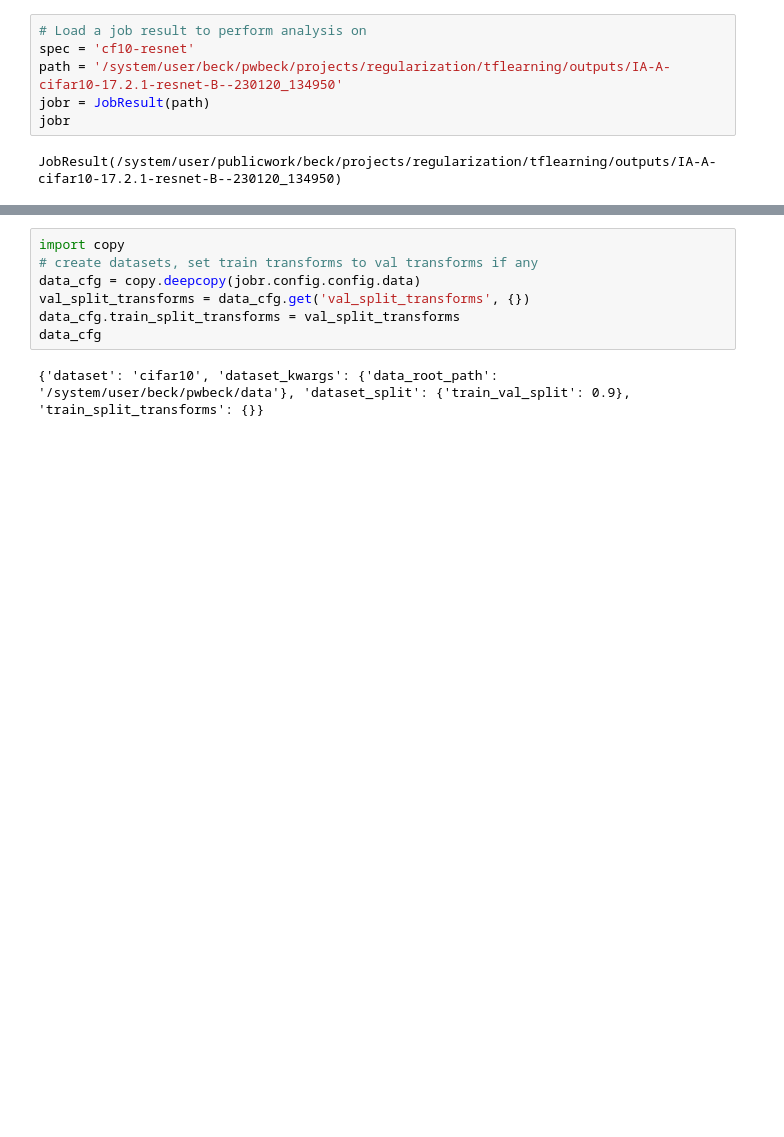
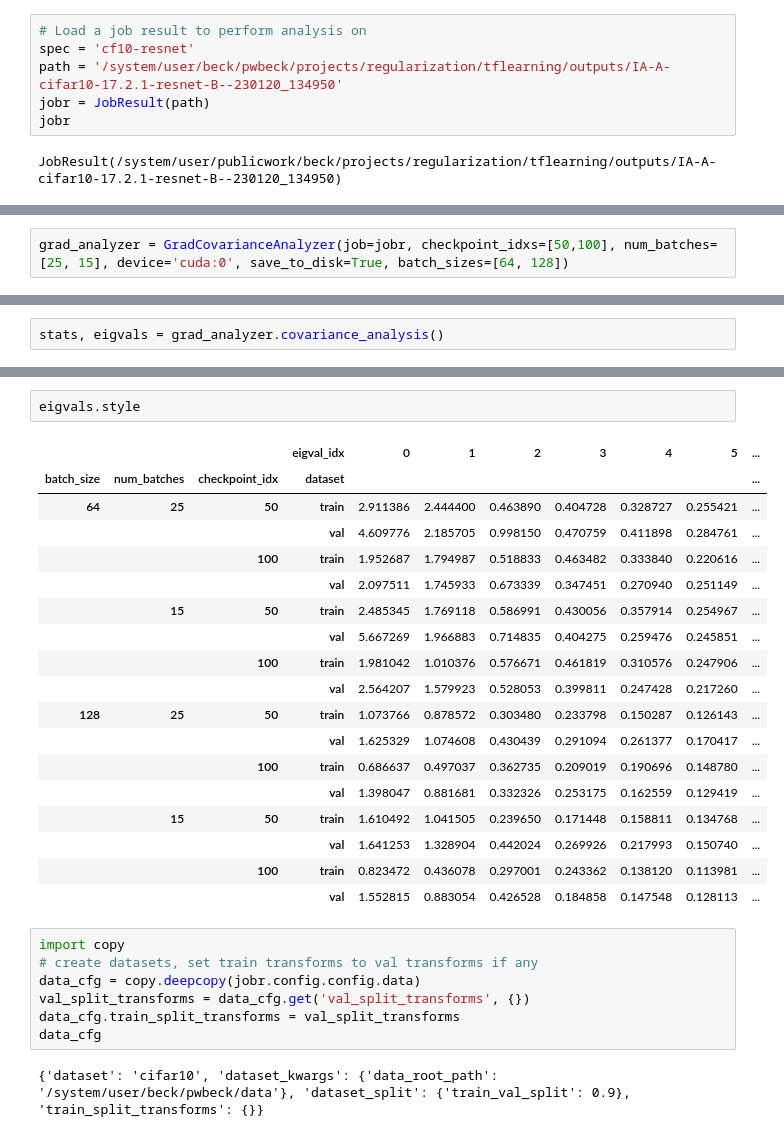
Before and after one commit to maximilianmbeck/tflearning, a Jupyter notebook: notebooks/covariance_gradient_analysis.ipynb, the cells around one changed output, grey strips where cells are left out. Drawn from its saved outputs; the diff is of its cells as text; blank space fills up the shorter version.

Commit message:
covariance analysis implemented

```diff
--- a/notebooks/covariance_gradient_analysis.ipynb
+++ b/notebooks/covariance_gradient_analysis.ipynb
@@ -59,0 +35,2 @@ config:
+# %%
+grad_analyzer = GradCovarianceAnalyzer(job=jobr, checkpoint_idxs=[50,100], num_batches=[25, 15], device='cuda:0', save_to_disk=True, batch_sizes=[64, 128])
@@ -59,0 +41,2 @@ config:
+# %%
+stats, eigvals = grad_analyzer.covariance_analysis()
@@ -60,3 +57,24 @@ config:
+# %%
+eigvals.style
+# %% [output]
+|  |  |  | eigval_idx | 0 | 1 | 2 | 3 | 4 | 5 | ... |
+| batch_size | num_batches | checkpoint_idx | dataset |  |  |  |  |  |  | ... |
+| 64 | 25 | 50 | train | 2.911386 | 2.444400 | 0.463890 | 0.404728 | 0.328727 | 0.255421 | ... |
+|  |  |  | val | 4.609776 | 2.185705 | 0.998150 | 0.470759 | 0.411898 | 0.284761 | ... |
+|  |  | 100 | train | 1.952687 | 1.794987 | 0.518833 | 0.463482 | 0.333840 | 0.220616 | ... |
+|  |  |  | val | 2.097511 | 1.745933 | 0.673339 | 0.347451 | 0.270940 | 0.251149 | ... |
+|  | 15 | 50 | train | 2.485345 | 1.769118 | 0.586991 | 0.430056 | 0.357914 | 0.254967 | ... |
+|  |  |  | val | 5.667269 | 1.966883 | 0.714835 | 0.404275 | 0.259476 | 0.245851 | ... |
+|  |  | 100 | train | 1.981042 | 1.010376 | 0.576671 | 0.461819 | 0.310576 | 0.247906 | ... |
+|  |  |  | val | 2.564207 | 1.579923 | 0.528053 | 0.399811 | 0.247428 | 0.217260 | ... |
+| 128 | 25 | 50 | train | 1.073766 | 0.878572 | 0.303480 | 0.233798 | 0.150287 | 0.126143 | ... |
+|  |  |  | val | 1.625329 | 1.074608 | 0.430439 | 0.291094 | 0.261377 | 0.170417 | ... |
+|  |  | 100 | train | 0.686637 | 0.497037 | 0.362735 | 0.209019 | 0.190696 | 0.148780 | ... |
+|  |  |  | val | 1.398047 | 0.881681 | 0.332326 | 0.253175 | 0.162559 | 0.129419 | ... |
+|  | 15 | 50 | train | 1.610492 | 1.041505 | 0.239650 | 0.171448 | 0.158811 | 0.134768 | ... |
+|  |  |  | val | 1.641253 | 1.328904 | 0.442024 | 0.269926 | 0.217993 | 0.150740 | ... |
+|  |  | 100 | train | 0.823472 | 0.436078 | 0.297001 | 0.243362 | 0.138120 | 0.113981 | ... |
+|  |  |  | val | 1.552815 | 0.883054 | 0.426528 | 0.184858 | 0.147548 | 0.128113 | ... |
 # %%
 import copy
 # create datasets, set train transforms to val transforms if any
```
Also changed, not shown: parts of 8 cells of this notebook, 2 other files.
